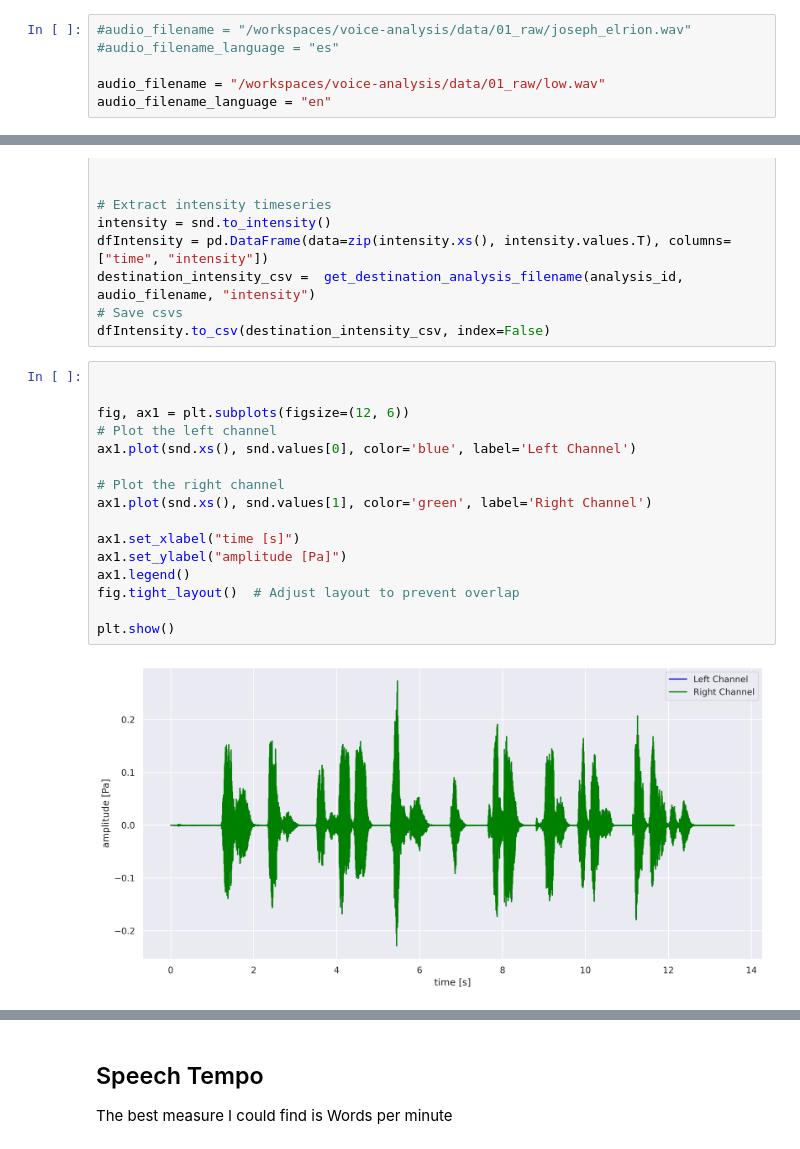
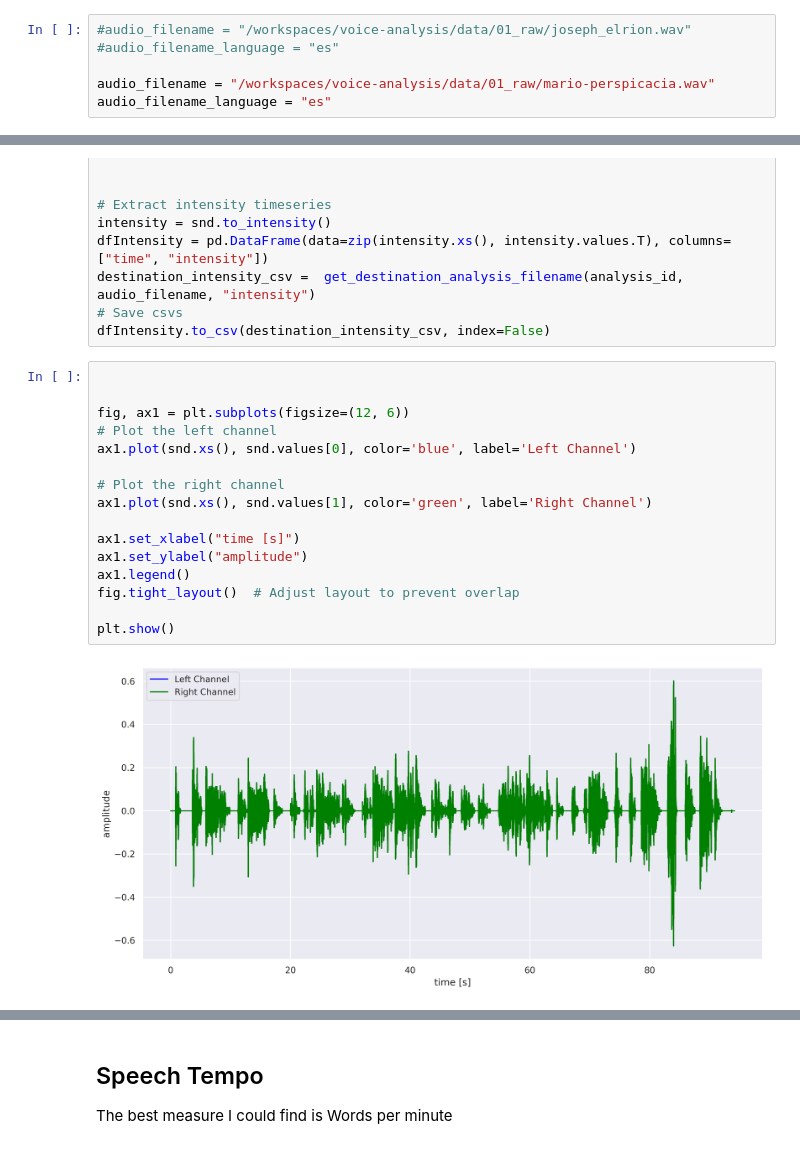
Before and after one commit to joseph-higaki/voice-analysis, a Jupyter notebook: notebooks/process_audio.ipynb, the cells around one changed output, grey strips where cells are left out. Drawn from its saved outputs; the diff is of its cells as text.

Commit message:
audio comparison

```diff
--- a/notebooks/process_audio.ipynb
+++ b/notebooks/process_audio.ipynb
@@ -22,8 +22,8 @@ import librosa
 #audio_filename = "/workspaces/voice-analysis/data/01_raw/joseph_elrion.wav"
 #audio_filename_language = "es"
 
-audio_filename = "/workspaces/voice-analysis/data/01_raw/low.wav"
-audio_filename_language = "en"
+audio_filename = "/workspaces/voice-analysis/data/01_raw/mario-perspicacia.wav"
+audio_filename_language = "es"
 # %% [markdown]
 ### Some Useful functions
 # %%
@@ -154,21 +154,21 @@ dfIntensity.to_csv(destination_intensity_csv, index=False)
 # %%
 
 
 fig, ax1 = plt.subplots(figsize=(12, 6))
 # Plot the left channel
 ax1.plot(snd.xs(), snd.values[0], color='blue', label='Left Channel')
 
 # Plot the right channel
 ax1.plot(snd.xs(), snd.values[1], color='green', label='Right Channel')
 
 ax1.set_xlabel("time [s]")
-ax1.set_ylabel("amplitude [Pa]")
+ax1.set_ylabel("amplitude")
 ax1.legend()
 fig.tight_layout()  # Adjust layout to prevent overlap
 
 plt.show()
 # %% [output]
-[figure, old version]
+[figure, new version]
 # %%
 plt.figure()
 plt.plot(intensity.xs(), intensity.values.T)
```
Also changed, not shown: parts of 8 cells of this notebook, 14 other files.
